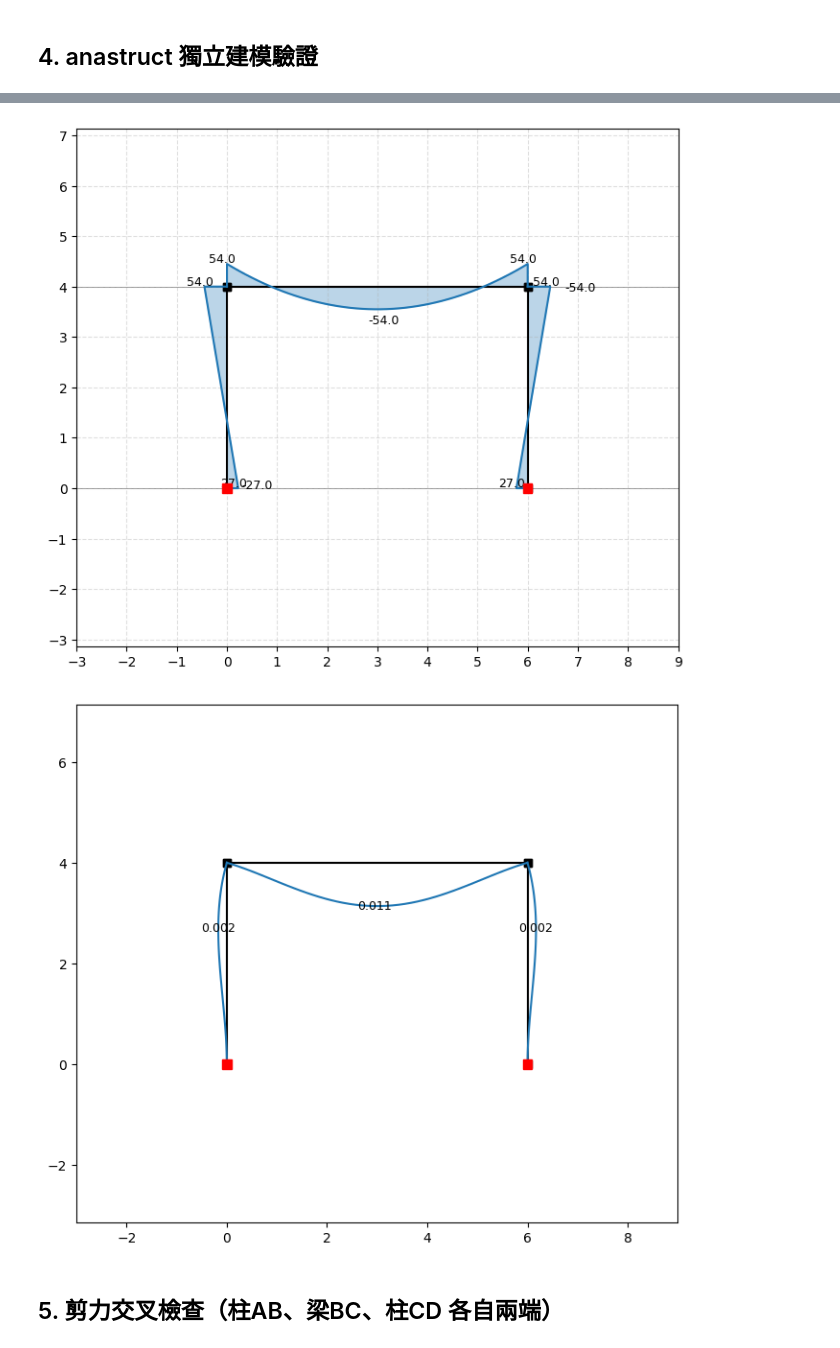
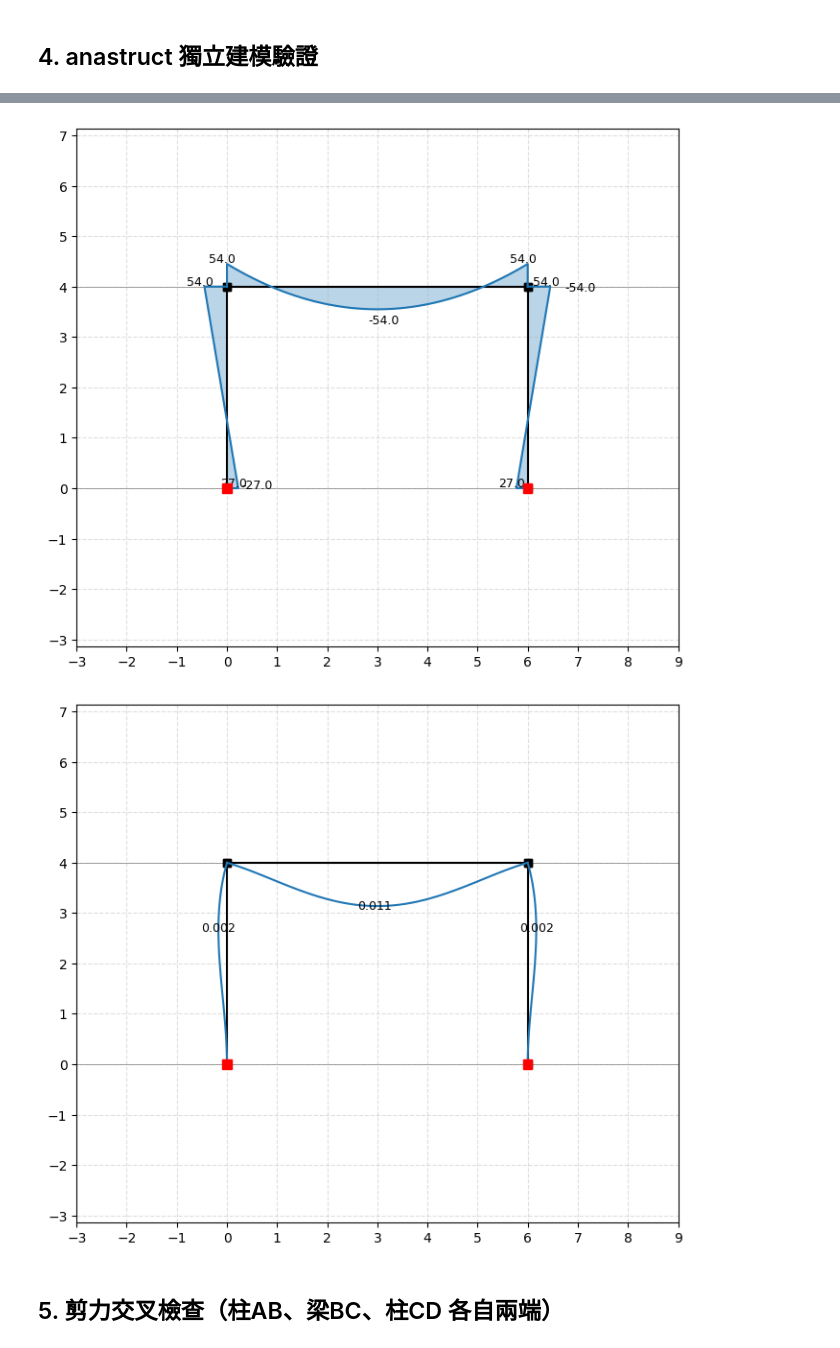
Before and after one commit to zhixiu0223/slope_deflection_framework, a Jupyter notebook: notebooks/Case-03-no-sway-frame.ipynb, the cells around one changed output, grey strips where cells are left out. Saved outputs shown, nothing was run; the diff lists cells and outputs as text; code cells hidden in the pictures.

```diff
--- a/notebooks/Case-03-no-sway-frame.ipynb
+++ b/notebooks/Case-03-no-sway-frame.ipynb
@@ -863,34 +863,35 @@ print("D反力:", ss.get_node_results_system(4))
 
 def apply_grid(fig, y_lines=()):
     ax = fig.axes[0]
     ax.xaxis.set_major_locator(mticker.MultipleLocator(1))
     ax.yaxis.set_major_locator(mticker.MultipleLocator(1))
     ax.grid(True, linestyle='--', alpha=0.4)
     for y in y_lines:
         ax.axhline(y, color='gray', lw=0.6, zorder=0)
     return fig
 
 fig_s = ss.show_structure(show=False, figsize=(7, 6))
 apply_grid(fig_s, [0, H])
 plt.show()
 
 fig_v = ss.show_shear_force(show=False, figsize=(7, 6))
 apply_grid(fig_v, [0, H])
 plt.show()
 
 fig_m = ss.show_bending_moment(show=False, figsize=(7, 6))
 apply_grid(fig_m, [0, H])
 plt.show()
 
 fig_d = ss.show_displacement(show=False, factor=80, figsize=(7, 6))
+apply_grid(fig_d, [0, H])
 plt.show()
 # %% [output]
 A反力: {'id': 1, 'Fx': np.float64(-20.249242393205776), 'Fy': np.float64(-72.0), 'Tz': np.float64(26.997850837723075), 'ux': np.float64(-0.0), 'uy': np.float64(0.0), 'phi_z': np.float64(-0.0)}
 D反力: {'id': 4, 'Fx': np.float64(20.249242393205765), 'Fy': np.float64(-71.99999999999999), 'Tz': np.float64(-26.99785083772308), 'ux': np.float64(-0.0), 'uy': np.float64(0.0), 'phi_z': np.float64(-0.0 ...
 [figure]
 [figure]
 [figure]
-[figure, old version]
+[figure, new version]
 # %% [markdown]
 ## 5. 剪力交叉檢查（柱AB、梁BC、柱CD 各自兩端）
 # %%
```
